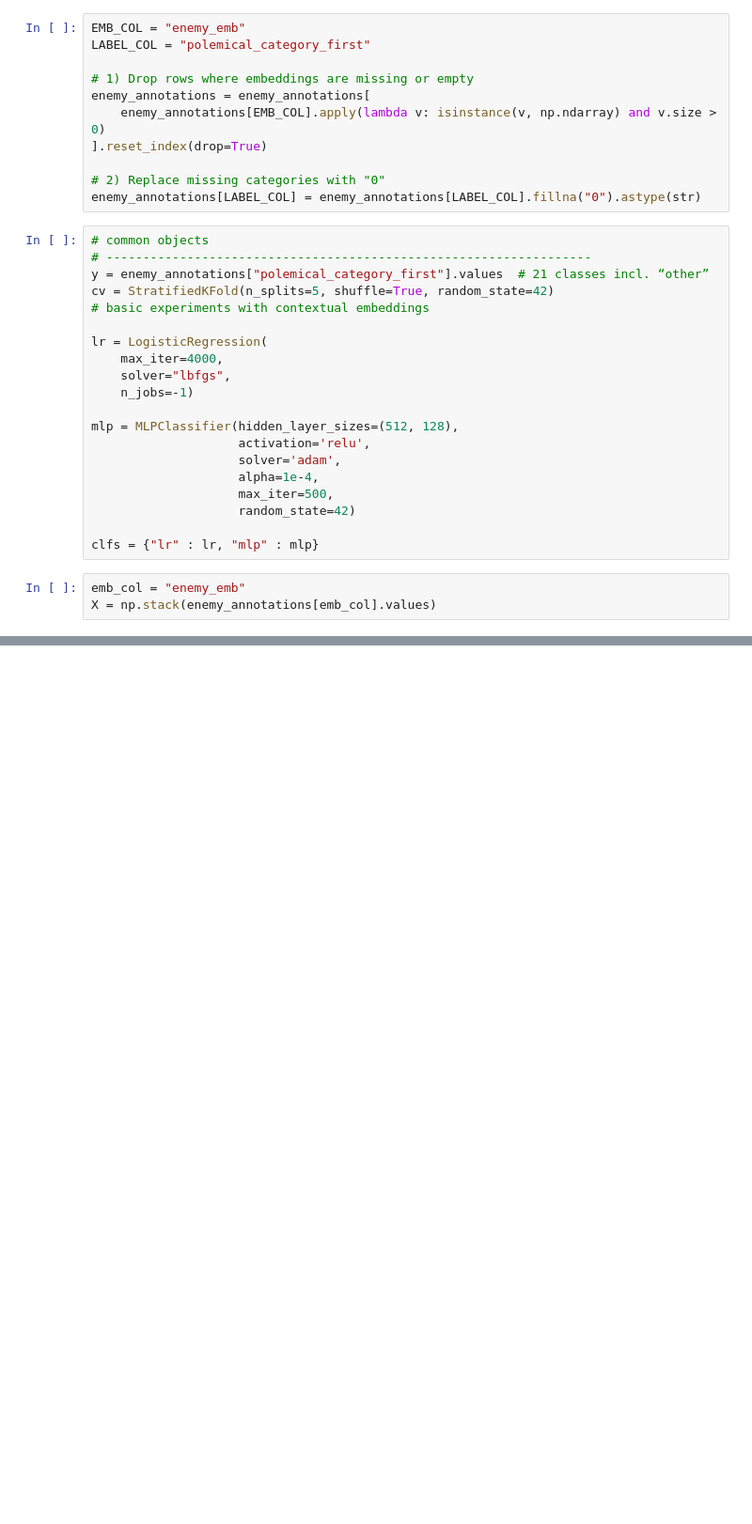
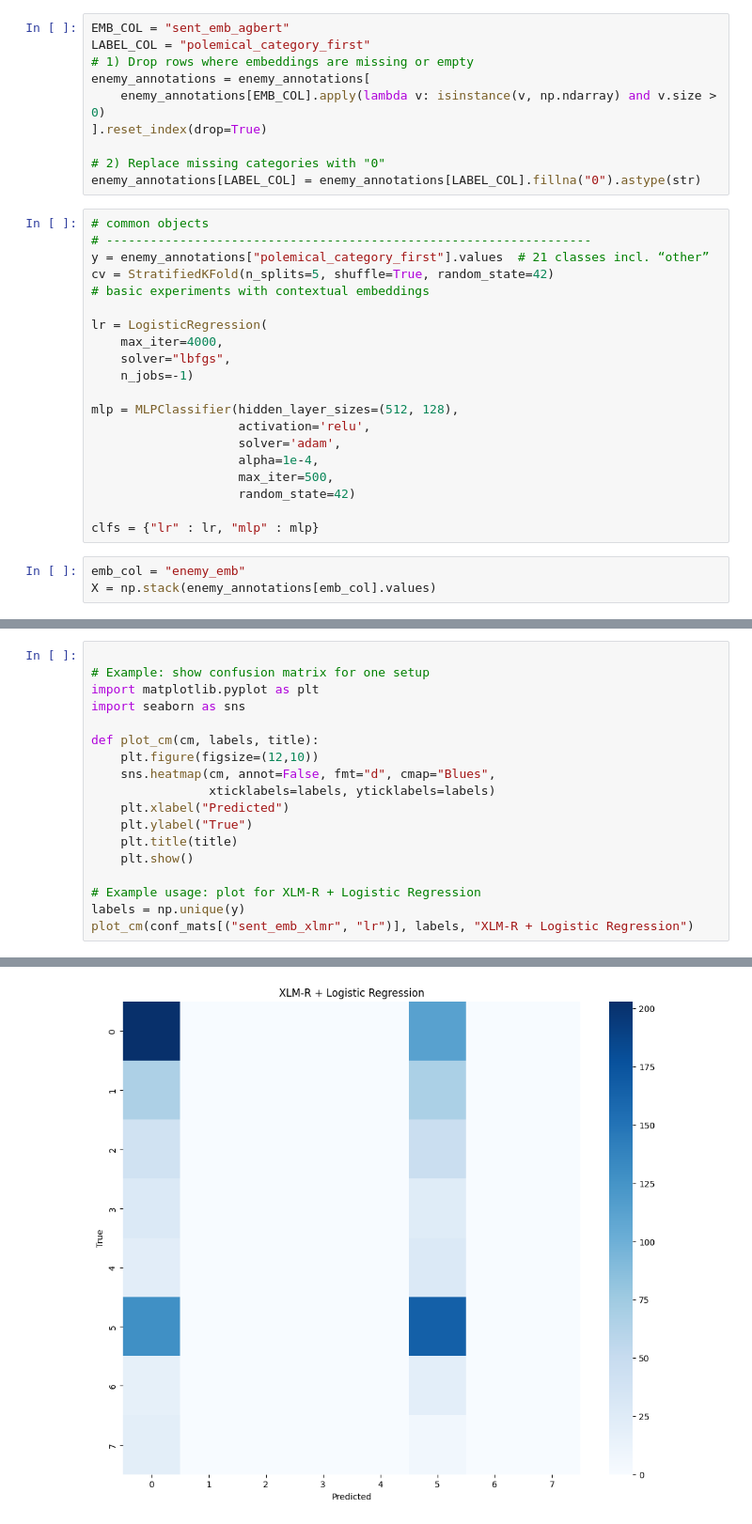
Before and after one commit to CCS-ZCU/enemy-christianity, a Jupyter notebook: scripts/greek-bert-contextual-emb-experiments.ipynb, the cells around one changed output, grey strips where cells are left out. Shown: that part at 94% size. Drawn from its saved outputs; the diff is of its cells as text; blank space fills up the shorter version.

```diff
--- a/scripts/greek-bert-contextual-emb-experiments.ipynb
+++ b/scripts/greek-bert-contextual-emb-experiments.ipynb
@@ -566,9 +565,8 @@ plt.show()
 # %% [markdown]
 ## Classification
 # %%
-EMB_COL = "enemy_emb"
+EMB_COL = "sent_emb_agbert"
 LABEL_COL = "polemical_category_first"
-
 # 1) Drop rows where embeddings are missing or empty
 enemy_annotations = enemy_annotations[
     enemy_annotations[EMB_COL].apply(lambda v: isinstance(v, np.ndarray) and v.size > 0)
@@ -610,0 +651,19 @@ for clf_name, clf in clfs.items():
+# %%
+
+# Example: show confusion matrix for one setup
+import matplotlib.pyplot as plt
+import seaborn as sns
+
+def plot_cm(cm, labels, title):
+    plt.figure(figsize=(12,10))
+    sns.heatmap(cm, annot=False, fmt="d", cmap="Blues",
+                xticklabels=labels, yticklabels=labels)
+    plt.xlabel("Predicted")
+    plt.ylabel("True")
+    plt.title(title)
+    plt.show()
+
+# Example usage: plot for XLM-R + Logistic Regression
+labels = np.unique(y)
+plot_cm(conf_mats[("sent_emb_xlmr", "lr")], labels, "XLM-R + Logistic Regression")
+# %% [output]
@@ -610,0 +696 @@ for clf_name, clf in clfs.items():
+[figure, added]
```
Also changed, not shown: parts of 27 cells of this notebook.
